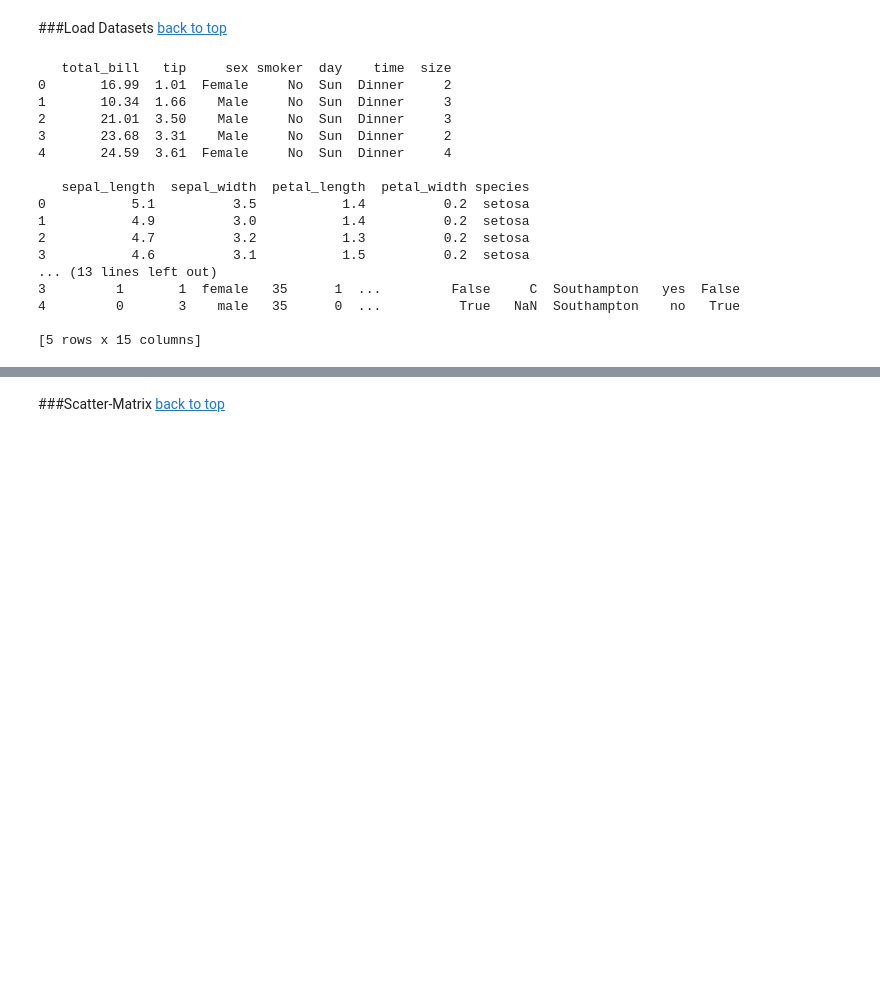
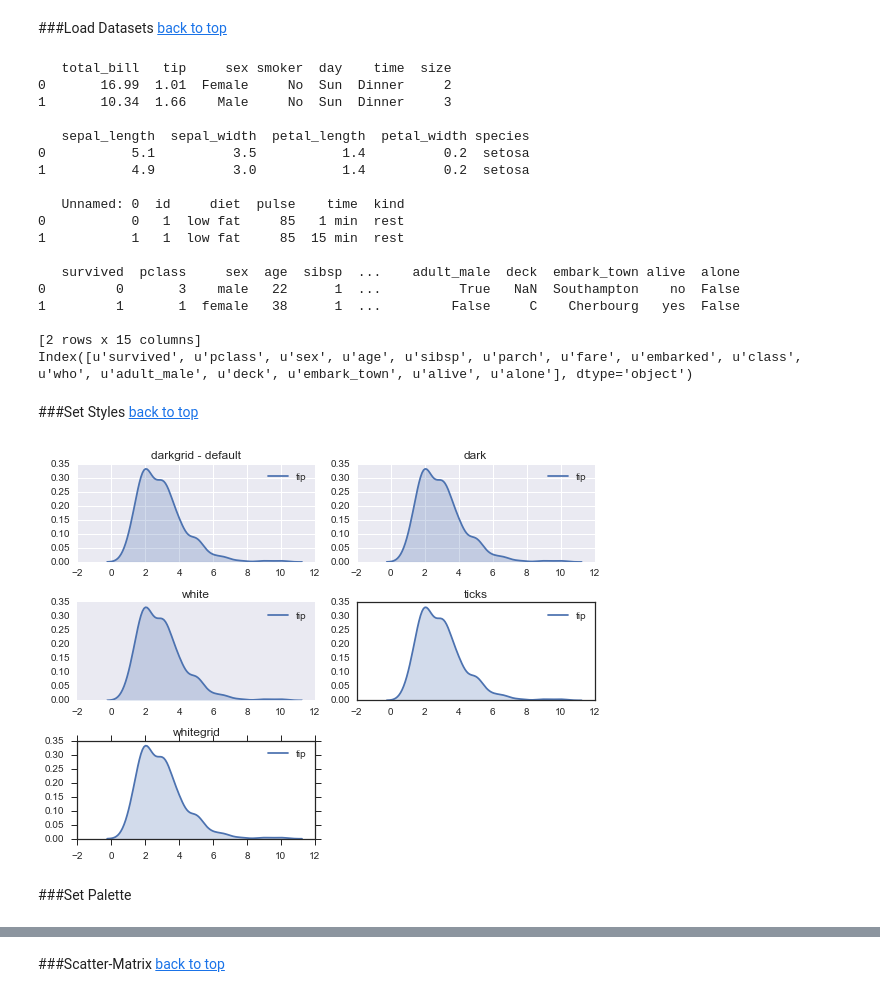
Before and after one commit to jthang/DataScienceLab, a Jupyter notebook: visualization.ipynb, the cells around one changed output, grey strips where cells are left out. Saved outputs shown, nothing was run; the diff lists cells and outputs as text; code cells hidden in the pictures; blank space fills up the shorter version.

```diff
--- a/visualization.ipynb
+++ b/visualization.ipynb
@@ -31,25 +28,66 @@ iris = sns.load_dataset("iris")
 exercise = sns.load_dataset("exercise")
 titanic = sns.load_dataset("titanic")
 # %%
-print tips.head(), "\n"
-print iris.head(), "\n"
-print exercise.head(), "\n"
-print titanic.head()
+print tips[:2], "\n"
+print iris[:2], "\n"
+print exercise[:2], "\n"
+print titanic[:2]
+
+print titanic.columns
 # %% [output]
    total_bill   tip     sex smoker  day    time  size
 0       16.99  1.01  Female     No  Sun  Dinner     2
 1       10.34  1.66    Male     No  Sun  Dinner     3
-2       21.01  3.50    Male     No  Sun  Dinner     3
-3       23.68  3.31    Male     No  Sun  Dinner     2
-4       24.59  3.61  Female     No  Sun  Dinner     4
 
    sepal_length  sepal_width  petal_length  petal_width species
 0           5.1          3.5           1.4          0.2  setosa
 1           4.9          3.0           1.4          0.2  setosa
-2           4.7          3.2           1.3          0.2  setosa
-3           4.6          3.1           1.5          0.2  setosa
-... (13 lines left out)
-3         1       1  female   35      1  ...         False     C  Southampton   yes  False
-4         0       3    male   35      0  ...          True   NaN  Southampton    no   True
 
-[5 rows x 15 columns]
+   Unnamed: 0  id     diet  pulse    time  kind
+0           0   1  low fat     85   1 min  rest
+1           1   1  low fat     85  15 min  rest
+
+   survived  pclass     sex  age  sibsp  ...    adult_male  deck  embark_town alive  alone
+0         0       3    male   22      1  ...          True   NaN  Southampton    no  False
+1         1       1  female   38      1  ...         False     C    Cherbourg   yes  False
+
+[2 rows x 15 columns]
+Index([u'survived', u'pclass', u'sex', u'age', u'sibsp', u'parch', u'fare', u'embarked', u'class', u'who', u'adult_male', u'deck', u'embark_town', u'alive', u'alone'], dtype='object')
+# %% [markdown]
+###Set Styles
+[back to top](#contents)
+# %%
+data = tips.tip
+sns.set_palette("deep")
+
+fig = plt.figure(figsize=(8, 6))
+plt.subplot(3, 2, 1)
+sns.set_style("darkgrid")
+sns.kdeplot(data, shade=True)
+plt.title('darkgrid - default')
+
+plt.subplot(3, 2, 2)
+sns.set_style("dark")
+sns.kdeplot(data, shade=True)
+plt.title('dark')
+
+plt.subplot(3, 2, 3)
+sns.set_style("white")
+sns.kdeplot(data, shade=True)
+plt.title('white')
+
+plt.subplot(3, 2, 4)
+sns.set_style("ticks")
+sns.kdeplot(data, shade=True)
+plt.title('ticks')
+
+plt.subplot(3, 2, 5)
+sns.set_style("whitegrid")
+sns.kdeplot(data, shade=True)
+plt.title('whitegrid')
+
+fig.tight_layout();
+# %% [output]
+[figure, added]
+# %% [markdown]
+###Set Palette
```
Also changed, not shown: parts of 20 cells of this notebook.
